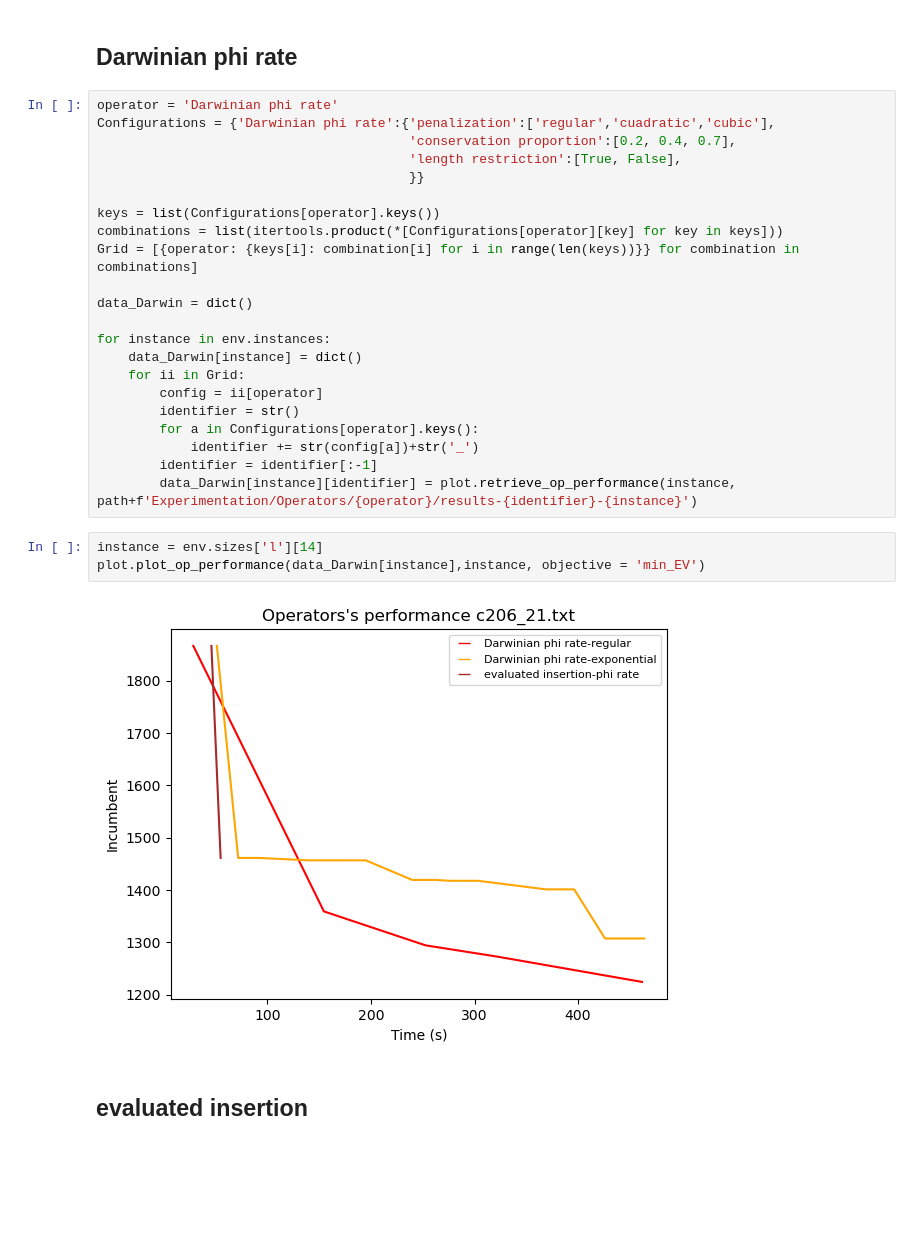
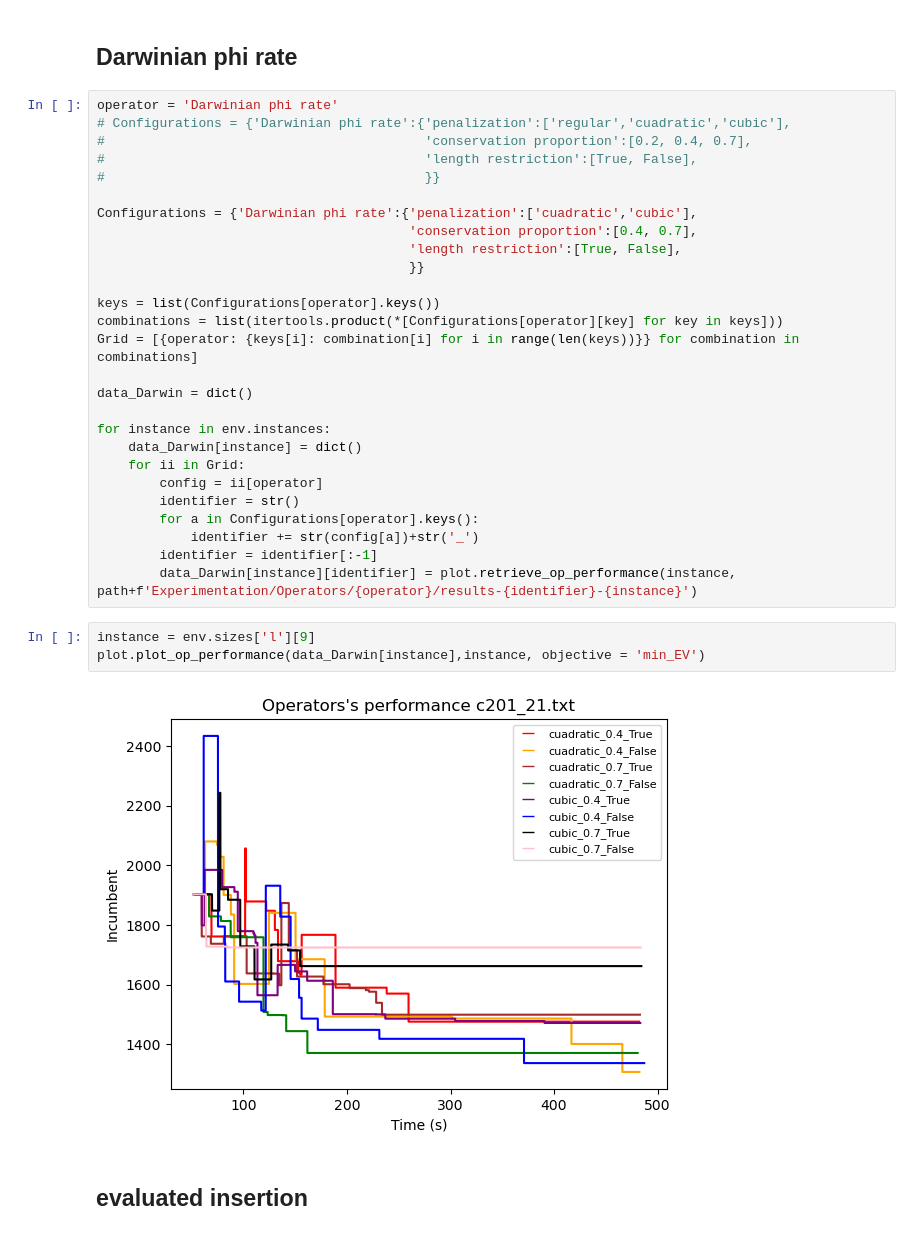
Before and after one commit to juanbeta98/E-CVRP-TW, a Jupyter notebook: Code/Visualizations.ipynb, the cells around one changed output. Cells and saved outputs as stored; diff of their text form; blank space fills up the shorter version.

```diff
--- a/Code/Visualizations.ipynb
+++ b/Code/Visualizations.ipynb
@@ -99,8 +99,13 @@ df.to_excel('criterions.xlsx')
 ## Darwinian phi rate
 # %%
 operator = 'Darwinian phi rate'
-Configurations = {'Darwinian phi rate':{'penalization':['regular','cuadratic','cubic'],
-                                        'conservation proportion':[0.2, 0.4, 0.7],
+# Configurations = {'Darwinian phi rate':{'penalization':['regular','cuadratic','cubic'],
+#                                         'conservation proportion':[0.2, 0.4, 0.7],
+#                                         'length restriction':[True, False],
+#                                         }}
+
+Configurations = {'Darwinian phi rate':{'penalization':['cuadratic','cubic'],
+                                        'conservation proportion':[0.4, 0.7],
                                         'length restriction':[True, False],
                                         }}
 
@@ -120,10 +125,10 @@ for instance in env.instances:
         identifier = identifier[:-1]
         data_Darwin[instance][identifier] = plot.retrieve_op_performance(instance, path+f'Experimentation/Operators/{operator}/results-{identifier}-{instance}')
 # %%
-instance = env.sizes['l'][14]
+instance = env.sizes['l'][9]
 plot.plot_op_performance(data_Darwin[instance],instance, objective = 'min_EV')
 # %% [output]
-[figure, old version]
+[figure, new version]
 # %% [markdown]
 ## evaluated insertion
 # %%
```
Also changed, not shown: parts of 5 cells of this notebook, 4 other files.
